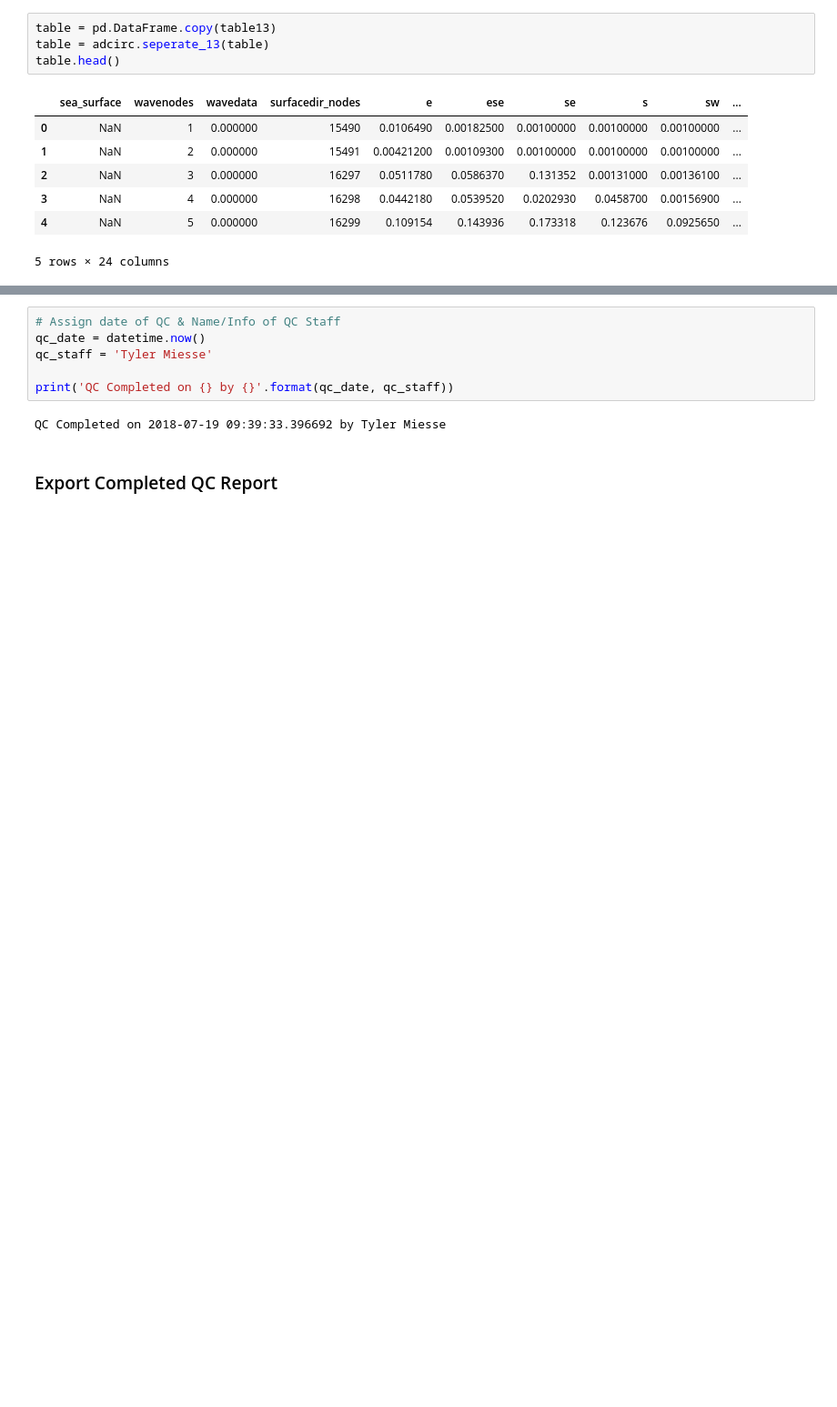
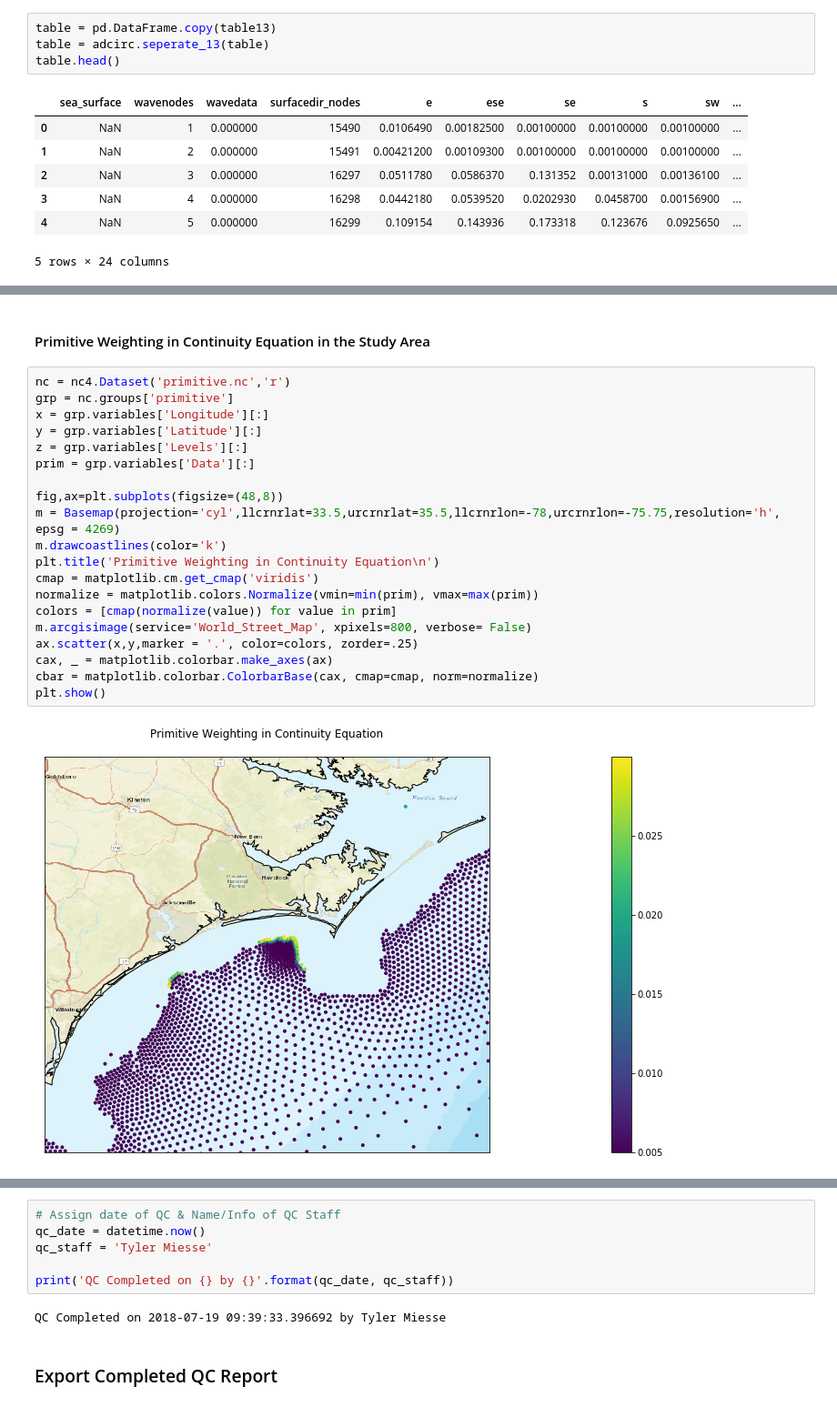
Before and after one commit to slawler/adcirc_prod, a Jupyter notebook: notebooks/ModelQC__v2.ipynb, the cells around one changed output, grey strips where cells are left out. Shown at 91% size. Drawn from its saved outputs; the diff is of its cells as text; blank space fills up the shorter version.

```diff
--- a/notebooks/ModelQC__v2.ipynb
+++ b/notebooks/ModelQC__v2.ipynb
@@ -196,0 +203,24 @@ plt.show()
+# %% [markdown]
+#### Primitive Weighting in Continuity Equation in the Study Area
+# %%
+nc = nc4.Dataset('primitive.nc','r')
+grp = nc.groups['primitive']
+x = grp.variables['Longitude'][:]
+y = grp.variables['Latitude'][:]
+z = grp.variables['Levels'][:]
+prim = grp.variables['Data'][:]
+
+fig,ax=plt.subplots(figsize=(48,8))
+m = Basemap(projection='cyl',llcrnrlat=33.5,urcrnrlat=35.5,llcrnrlon=-78,urcrnrlon=-75.75,resolution='h', epsg = 4269)
+m.drawcoastlines(color='k')
+plt.title('Primitive Weighting in Continuity Equation\n')
+cmap = matplotlib.cm.get_cmap('viridis')
+normalize = matplotlib.colors.Normalize(vmin=min(prim), vmax=max(prim))
+colors = [cmap(normalize(value)) for value in prim]
+m.arcgisimage(service='World_Street_Map', xpixels=800, verbose= False)
+ax.scatter(x,y,marker = '.', color=colors, zorder=.25)
+cax, _ = matplotlib.colorbar.make_axes(ax)
+cbar = matplotlib.colorbar.ColorbarBase(cax, cmap=cmap, norm=normalize)
+plt.show()
+# %% [output]
+[figure, added]
```
Also changed, not shown: parts of 33 cells of this notebook.
